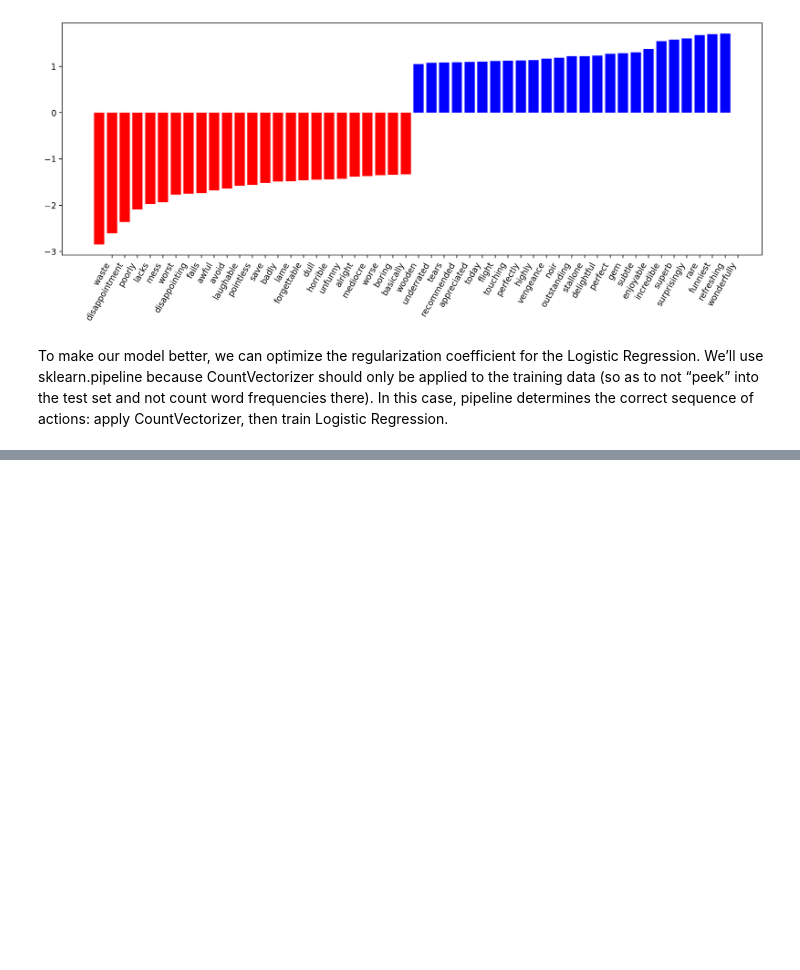
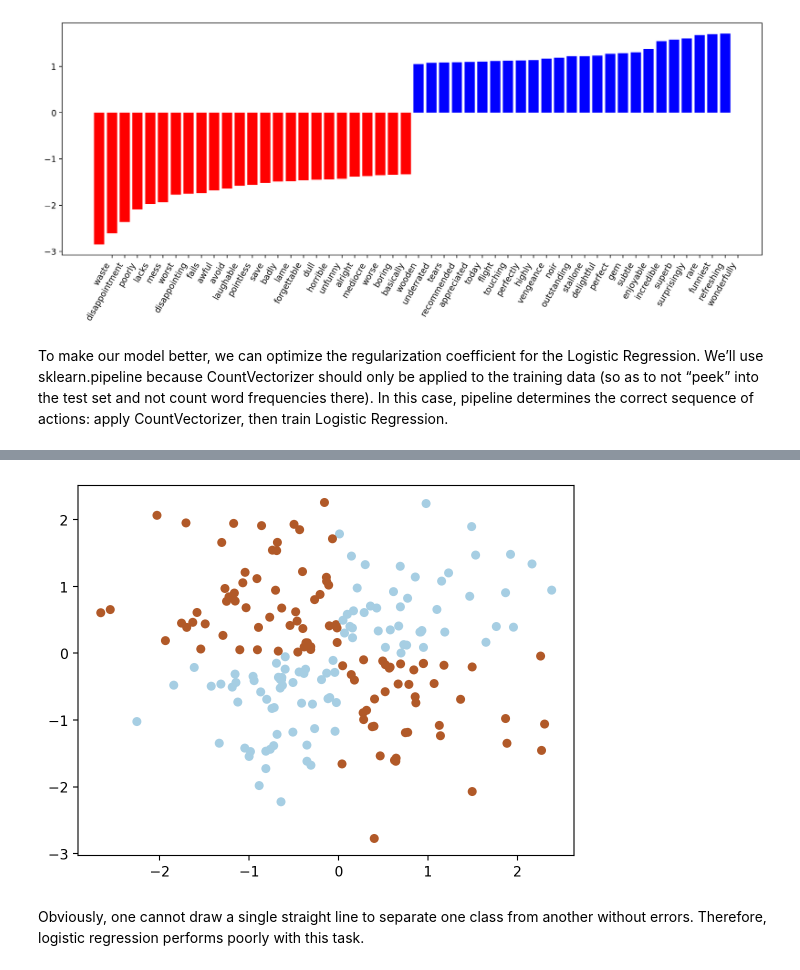
Before and after one commit to sk13g23/MLCourse, a Jupyter notebook: TOpic_4/When Logistic Regression is good and when it isnt.ipynb, the cells around one changed output, grey strips where cells are left out. Cells and saved outputs as stored; diff of their text form; code cells hidden in the pictures; blank space fills up the shorter version.

```diff
--- a/TOpic_4/When Logistic Regression is good and when it isnt.ipynb
+++ b/TOpic_4/When Logistic Regression is good and when it isnt.ipynb
@@ -201,0 +306,11 @@ To make our model better, we can optimize the regularization coefficient for the
+# %%
+# creating dataset
+rng = np.random.RandomState(0)
+X = rng.randn(200, 2)
+y = np.logical_xor(X[:, 0] > 0, X[:, 1] > 0)
+# %%
+plt.scatter(X[:, 0], X[:, 1], s=30, c=y, cmap=plt.cm.Paired);
+# %% [output]
+[figure, added]
+# %% [markdown]
+Obviously, one cannot draw a single straight line to separate one class from another without errors. Therefore, logistic regression performs poorly with this task.
```
Also changed, not shown: parts of 17 cells of this notebook, 2 other files.
